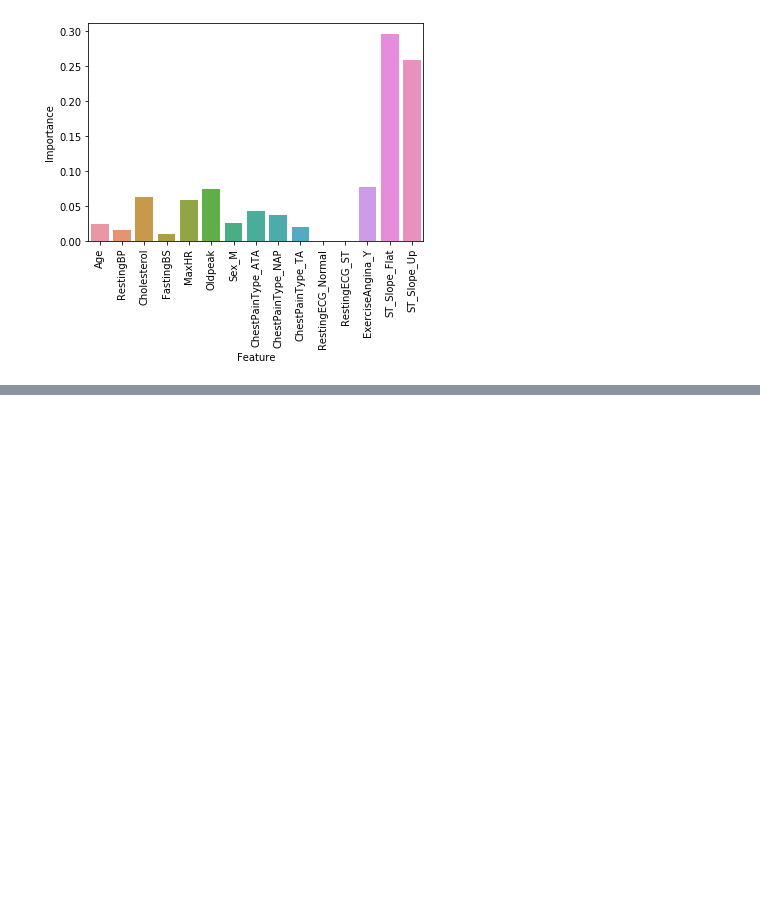
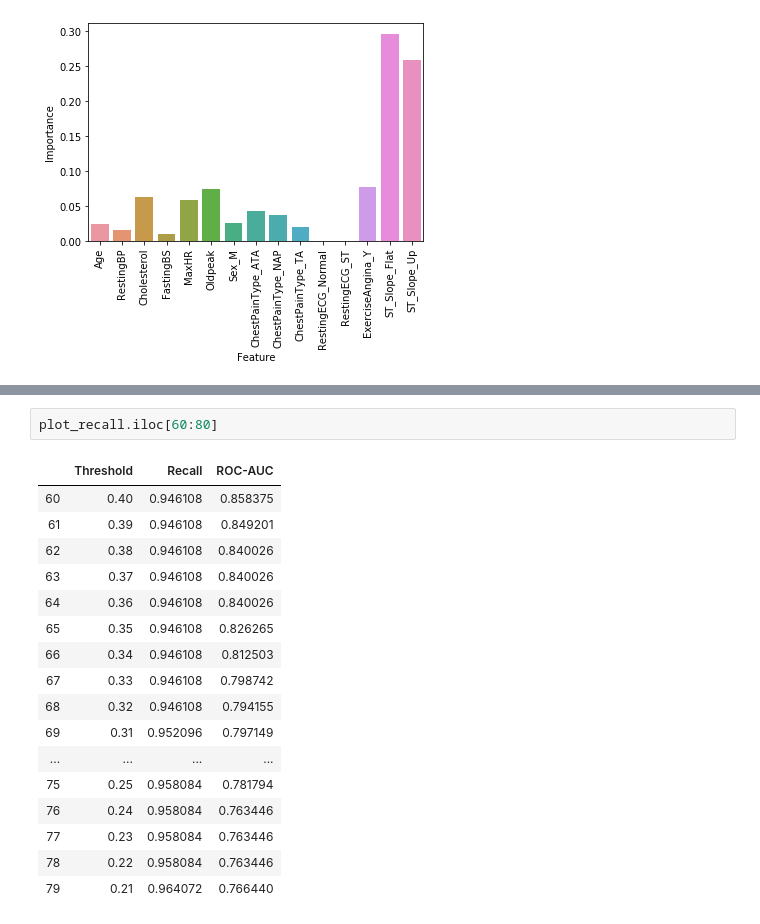
Before and after one commit to denim-bluu/ml_project, a Jupyter notebook: sam.ipynb, the cells around one changed output, grey strips where cells are left out. Saved outputs shown, nothing was run; the diff lists cells and outputs as text; blank space fills up the shorter version.

```diff
--- a/sam.ipynb
+++ b/sam.ipynb
@@ -230,0 +243,20 @@ sns.lineplot(x = 'Threshold', y = 'Recall', data = plot_recall)
+# %%
+plot_recall.iloc[60:80]
+# %% [output]
+|  | Threshold | Recall | ROC-AUC |
+| 60 | 0.40 | 0.946108 | 0.858375 |
+| 61 | 0.39 | 0.946108 | 0.849201 |
+| 62 | 0.38 | 0.946108 | 0.840026 |
+| 63 | 0.37 | 0.946108 | 0.840026 |
+| 64 | 0.36 | 0.946108 | 0.840026 |
+| 65 | 0.35 | 0.946108 | 0.826265 |
+| 66 | 0.34 | 0.946108 | 0.812503 |
+| 67 | 0.33 | 0.946108 | 0.798742 |
+| 68 | 0.32 | 0.946108 | 0.794155 |
+| 69 | 0.31 | 0.952096 | 0.797149 |
+| ... | ... | ... | ... |
+| 75 | 0.25 | 0.958084 | 0.781794 |
+| 76 | 0.24 | 0.958084 | 0.763446 |
+| 77 | 0.23 | 0.958084 | 0.763446 |
+| 78 | 0.22 | 0.958084 | 0.763446 |
+| 79 | 0.21 | 0.964072 | 0.766440 |
```
Also changed, not shown: parts of 3 cells of this notebook.
